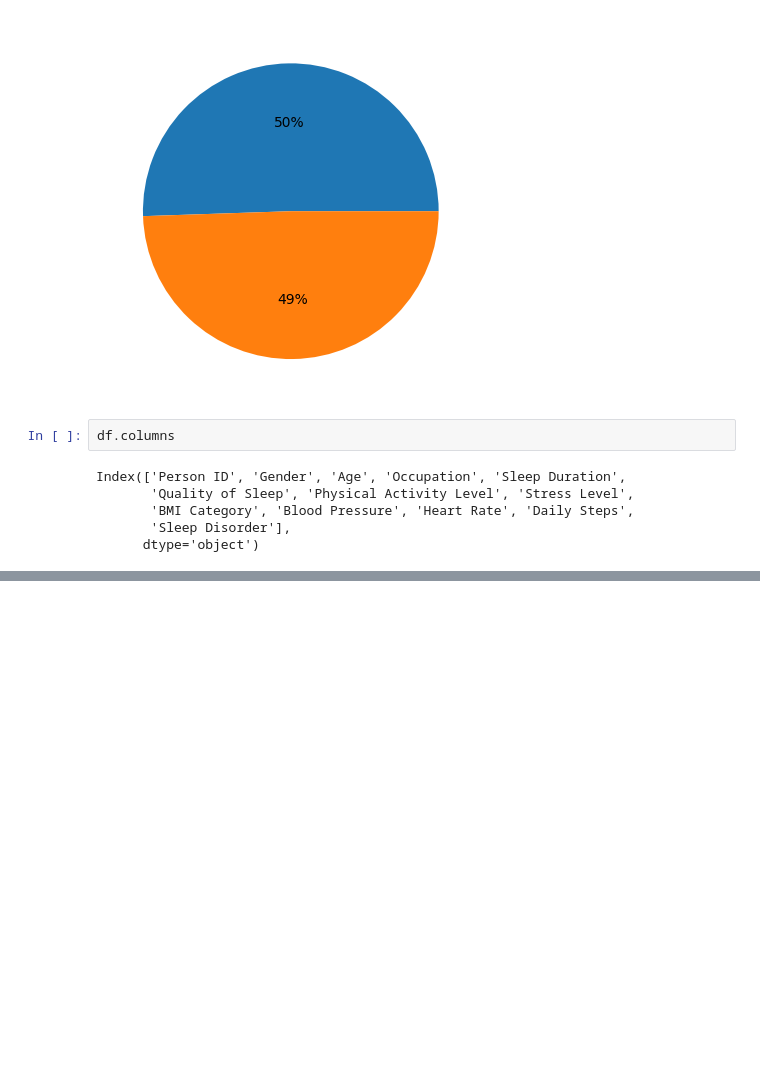
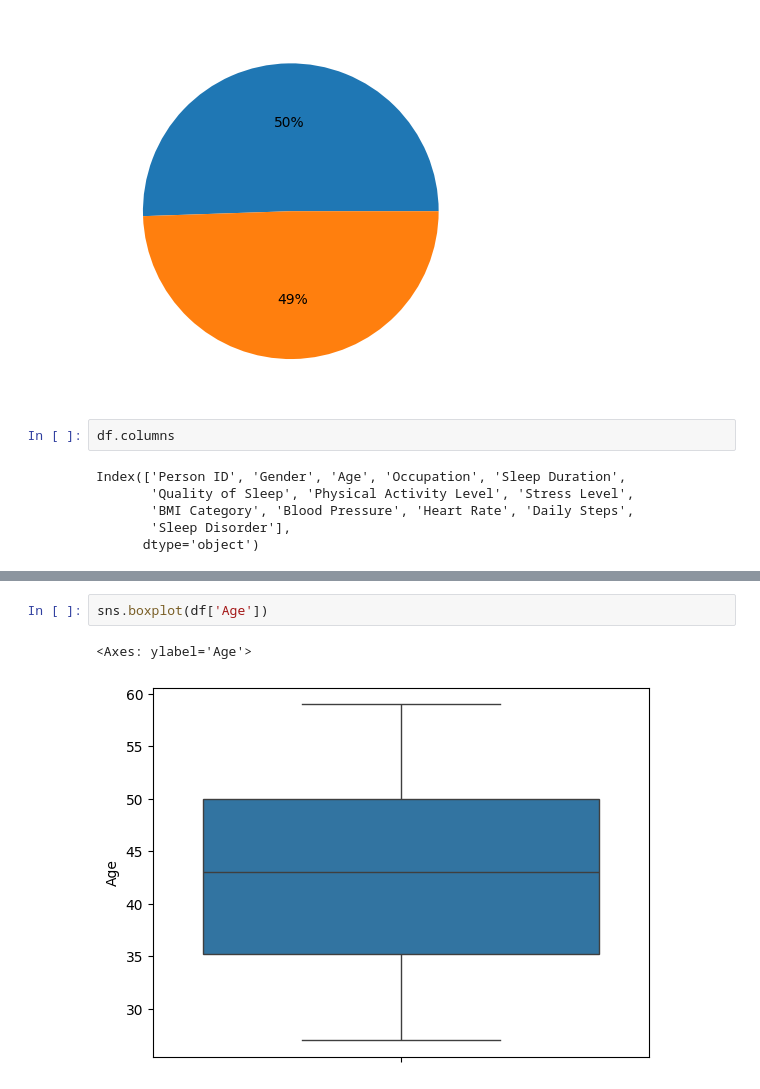
Before and after one commit to Bhavik2209/stress_prediction, a Jupyter notebook: analysis.ipynb, the cells around one changed output, grey strips where cells are left out. Cells and saved outputs as stored; diff of their text form; blank space fills up the shorter version.

```diff
--- a/analysis.ipynb
+++ b/analysis.ipynb
@@ -87,0 +64,5 @@ print(np.__version__)
+# %%
+sns.boxplot(df['Age'])
+# %% [output]
+<Axes: ylabel='Age'>
+[figure, added]
```
Also changed, not shown: parts of 17 cells of this notebook.
